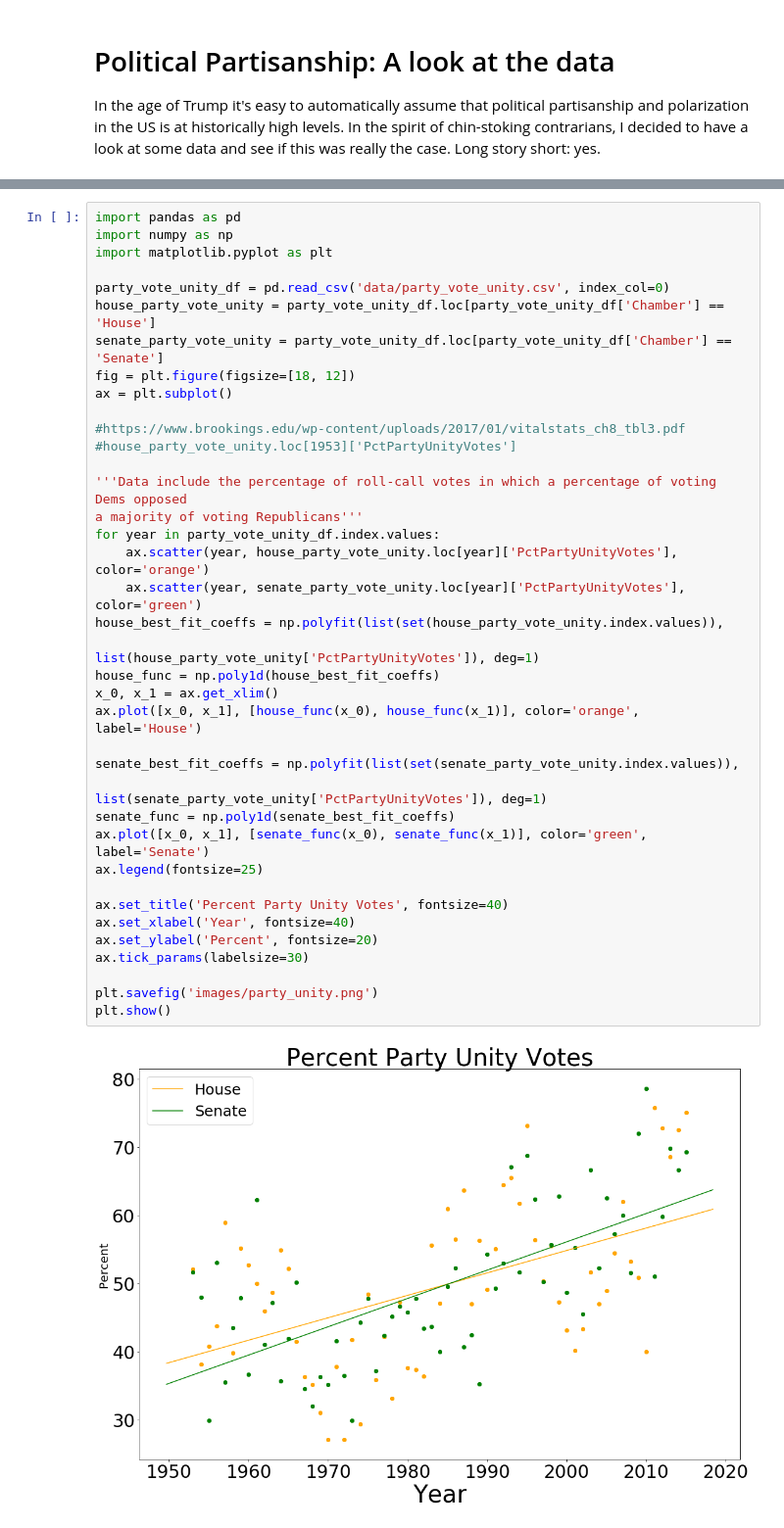
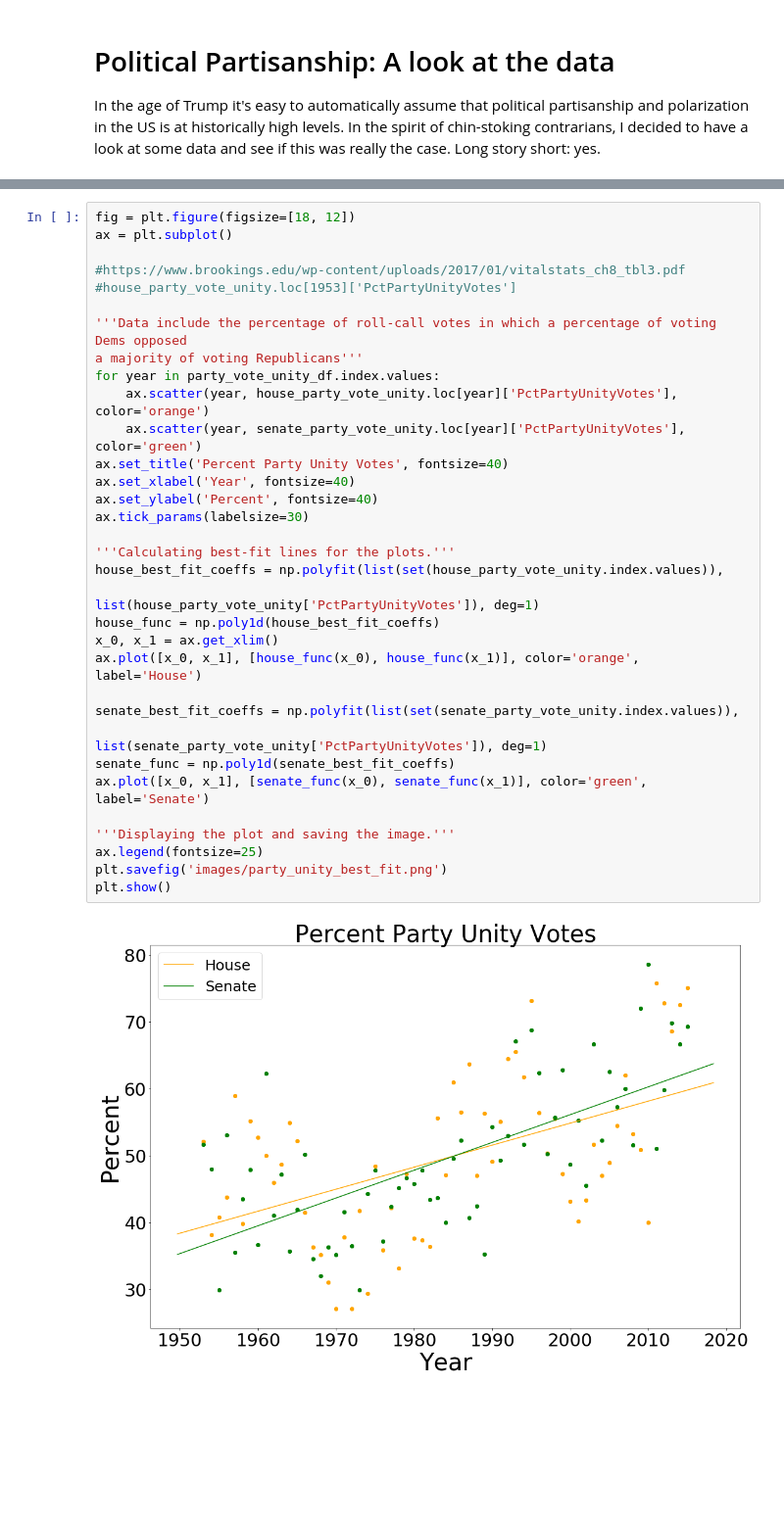
Before and after one commit to akhiljalan/politics-nerdfest, a Jupyter notebook: Partisanship_Final.ipynb, the cells around one changed output, grey strips where cells are left out. Shown at 98% size. Drawn from its saved outputs; the diff is of its cells as text; blank space fills up the shorter version.

```diff
--- a/Partisanship_Final.ipynb
+++ b/Partisanship_Final.ipynb
@@ -7,40 +48,35 @@ In the age of Trump it's easy to automatically assume that political partisanshi
 # %%
-import pandas as pd
-import numpy as np
-import matplotlib.pyplot as plt
-
-party_vote_unity_df = pd.read_csv('data/party_vote_unity.csv', index_col=0)
-house_party_vote_unity = party_vote_unity_df.loc[party_vote_unity_df['Chamber'] == 'House']
-senate_party_vote_unity = party_vote_unity_df.loc[party_vote_unity_df['Chamber'] == 'Senate']
 fig = plt.figure(figsize=[18, 12])
 ax = plt.subplot()
 
 #https://www.brookings.edu/wp-content/uploads/2017/01/vitalstats_ch8_tbl3.pdf
 #house_party_vote_unity.loc[1953]['PctPartyUnityVotes']
 
 '''Data include the percentage of roll-call votes in which a percentage of voting Dems opposed
 a majority of voting Republicans'''
 for year in party_vote_unity_df.index.values:
     ax.scatter(year, house_party_vote_unity.loc[year]['PctPartyUnityVotes'], color='orange')
     ax.scatter(year, senate_party_vote_unity.loc[year]['PctPartyUnityVotes'], color='green')
+ax.set_title('Percent Party Unity Votes', fontsize=40)
+ax.set_xlabel('Year', fontsize=40)
+ax.set_ylabel('Percent', fontsize=40)
+ax.tick_params(labelsize=30)
+
+'''Calculating best-fit lines for the plots.'''
 house_best_fit_coeffs = np.polyfit(list(set(house_party_vote_unity.index.values)),
                                    list(house_party_vote_unity['PctPartyUnityVotes']), deg=1)
 house_func = np.poly1d(house_best_fit_coeffs)
 x_0, x_1 = ax.get_xlim()
 ax.plot([x_0, x_1], [house_func(x_0), house_func(x_1)], color='orange', label='House')
 
 senate_best_fit_coeffs = np.polyfit(list(set(senate_party_vote_unity.index.values)),
                                    list(senate_party_vote_unity['PctPartyUnityVotes']), deg=1)
 senate_func = np.poly1d(senate_best_fit_coeffs)
 ax.plot([x_0, x_1], [senate_func(x_0), senate_func(x_1)], color='green', label='Senate')
+
+'''Displaying the plot and saving the image.'''
 ax.legend(fontsize=25)
-
-ax.set_title('Percent Party Unity Votes', fontsize=40)
-ax.set_xlabel('Year', fontsize=40)
-ax.set_ylabel('Percent', fontsize=20)
-ax.tick_params(labelsize=30)
-
-plt.savefig('images/party_unity.png')
+plt.savefig('images/party_unity_best_fit.png')
 plt.show()
 # %% [output]
-[figure, old version]
+[figure, new version]
```
Also changed, not shown: parts of 9 cells of this notebook, 2 other files.
